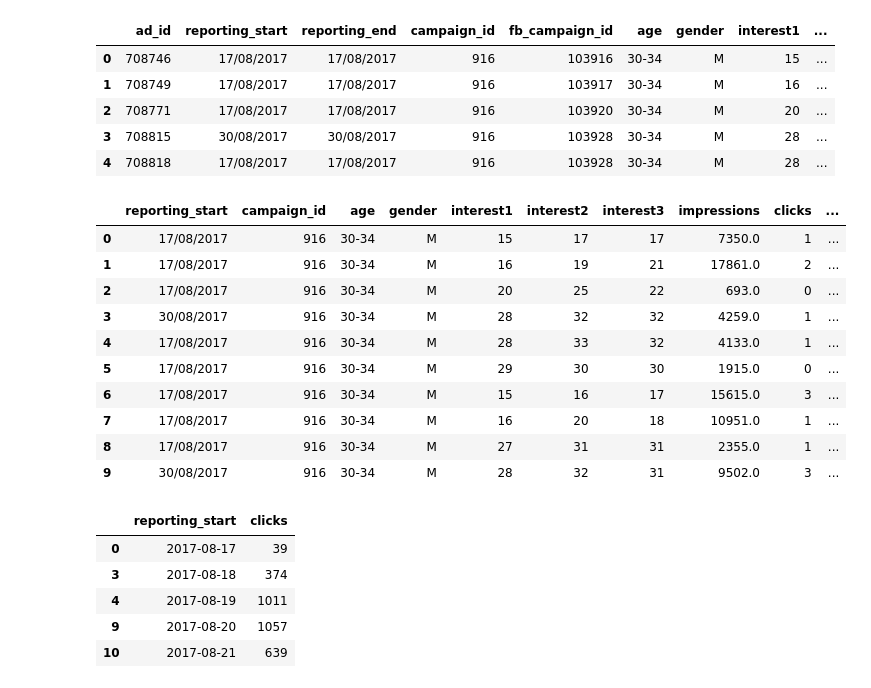
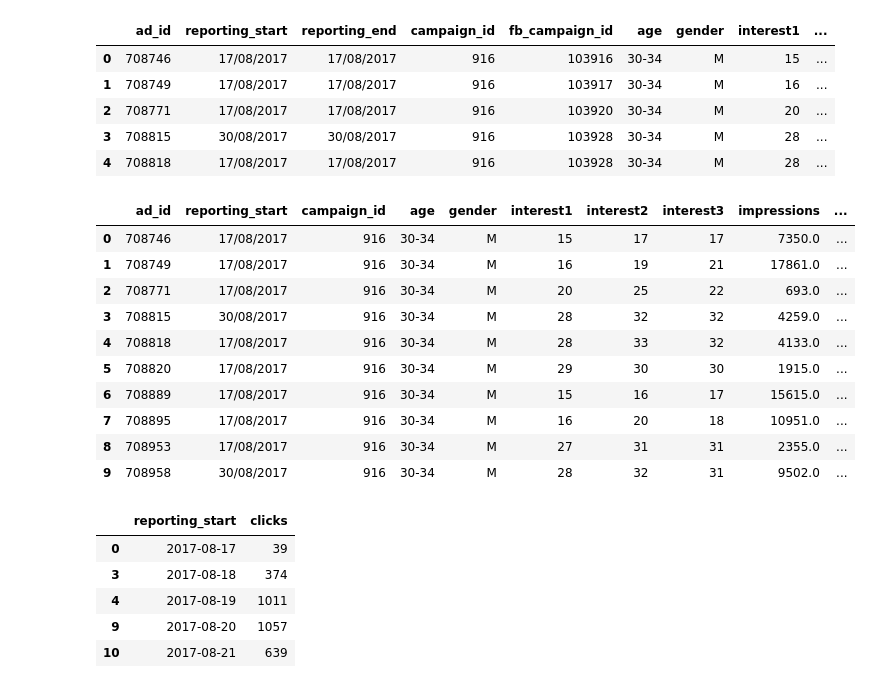
Before and after one commit to jahnavicodes02/Ad-Campaign_Report, a Jupyter notebook: ad-campaign-report.ipynb, the cells around one changed output. Saved outputs shown, nothing was run; the diff lists cells and outputs as text; code cells hidden in the pictures.

```diff
--- a/ad-campaign-report.ipynb
+++ b/ad-campaign-report.ipynb
@@ -34,20 +34,20 @@ dataset.head()
 | 4 | 708818 | 17/08/2017 | 17/08/2017 | 916 | 103928 | 30-34 | M | 28 | ... |
 # %%
 dataset.dropna(inplace=True) # Removing Irrelevent Values and columns
-dataset.drop(columns={'ad_id','reporting_end','fb_campaign_id'},inplace=True)
+dataset.drop(columns={'reporting_end','fb_campaign_id'},inplace=True)
 dataset.head(10)
 # %% [output]
-|  | reporting_start | campaign_id | age | gender | interest1 | interest2 | interest3 | impressions | clicks | ... |
-| 0 | 17/08/2017 | 916 | 30-34 | M | 15 | 17 | 17 | 7350.0 | 1 | ... |
-| 1 | 17/08/2017 | 916 | 30-34 | M | 16 | 19 | 21 | 17861.0 | 2 | ... |
-| 2 | 17/08/2017 | 916 | 30-34 | M | 20 | 25 | 22 | 693.0 | 0 | ... |
-| 3 | 30/08/2017 | 916 | 30-34 | M | 28 | 32 | 32 | 4259.0 | 1 | ... |
-| 4 | 17/08/2017 | 916 | 30-34 | M | 28 | 33 | 32 | 4133.0 | 1 | ... |
-| 5 | 17/08/2017 | 916 | 30-34 | M | 29 | 30 | 30 | 1915.0 | 0 | ... |
-| 6 | 17/08/2017 | 916 | 30-34 | M | 15 | 16 | 17 | 15615.0 | 3 | ... |
-| 7 | 17/08/2017 | 916 | 30-34 | M | 16 | 20 | 18 | 10951.0 | 1 | ... |
-| 8 | 17/08/2017 | 916 | 30-34 | M | 27 | 31 | 31 | 2355.0 | 1 | ... |
-| 9 | 30/08/2017 | 916 | 30-34 | M | 28 | 32 | 31 | 9502.0 | 3 | ... |
+|  | ad_id | reporting_start | campaign_id | age | gender | interest1 | interest2 | interest3 | impressions | ... |
+| 0 | 708746 | 17/08/2017 | 916 | 30-34 | M | 15 | 17 | 17 | 7350.0 | ... |
+| 1 | 708749 | 17/08/2017 | 916 | 30-34 | M | 16 | 19 | 21 | 17861.0 | ... |
+| 2 | 708771 | 17/08/2017 | 916 | 30-34 | M | 20 | 25 | 22 | 693.0 | ... |
+| 3 | 708815 | 30/08/2017 | 916 | 30-34 | M | 28 | 32 | 32 | 4259.0 | ... |
+| 4 | 708818 | 17/08/2017 | 916 | 30-34 | M | 28 | 33 | 32 | 4133.0 | ... |
+| 5 | 708820 | 17/08/2017 | 916 | 30-34 | M | 29 | 30 | 30 | 1915.0 | ... |
+| 6 | 708889 | 17/08/2017 | 916 | 30-34 | M | 15 | 16 | 17 | 15615.0 | ... |
+| 7 | 708895 | 17/08/2017 | 916 | 30-34 | M | 16 | 20 | 18 | 10951.0 | ... |
+| 8 | 708953 | 17/08/2017 | 916 | 30-34 | M | 27 | 31 | 31 | 2355.0 | ... |
+| 9 | 708958 | 30/08/2017 | 916 | 30-34 | M | 28 | 32 | 31 | 9502.0 | ... |
 # %%
 def sum_mean(data,col1,col2=[]):
     sum_df, mean_df = [] ,[]
```
Also changed, not shown: parts of 12 cells of this notebook.
